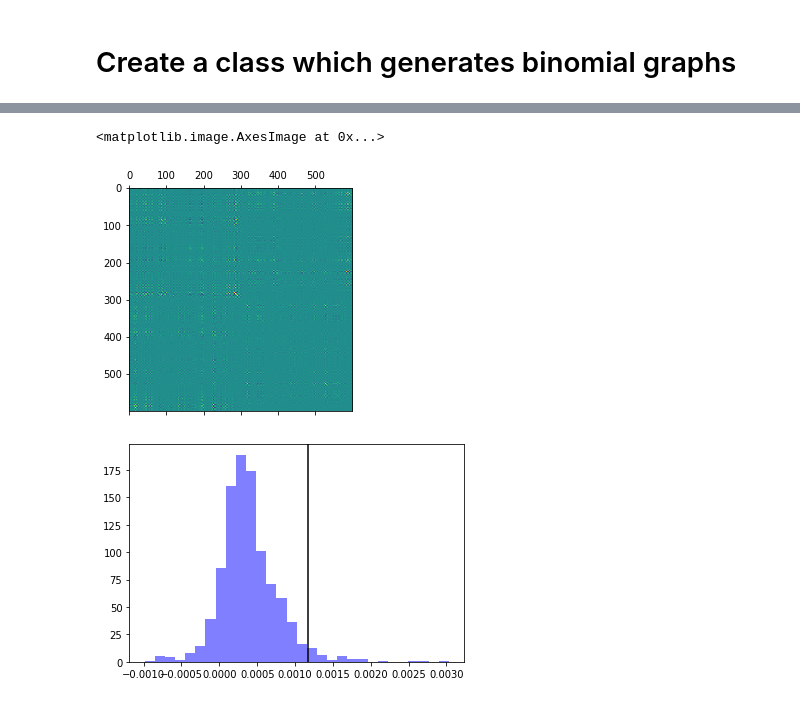
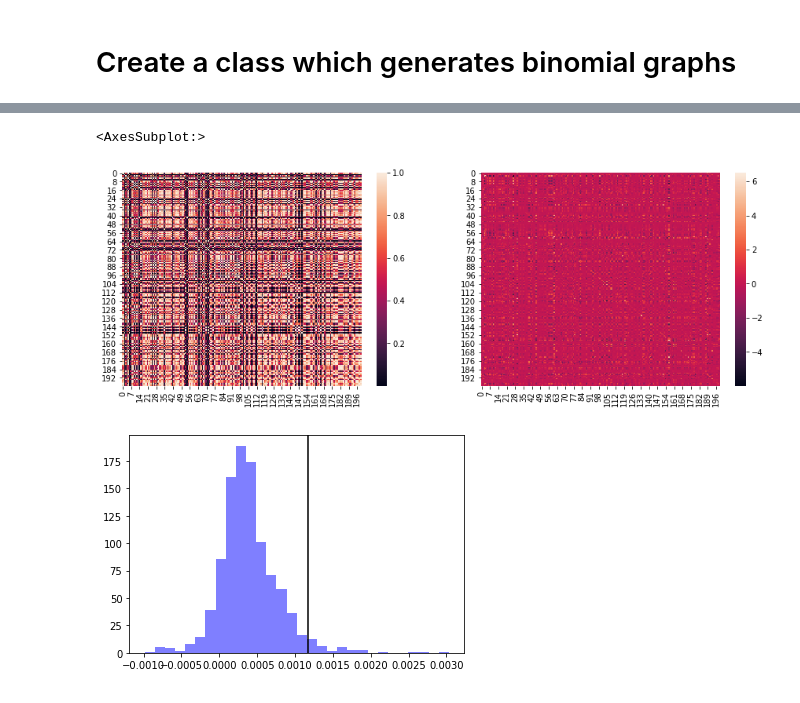
Before and after one commit to ragnarlevi/GTST, a Jupyter notebook: _Workbench/WildBootstrap.ipynb, the cells around one changed output, grey strips where cells are left out. Saved outputs shown, nothing was run; the diff lists cells and outputs as text; code cells hidden in the pictures.

```diff
--- a/_Workbench/WildBootstrap.ipynb
+++ b/_Workbench/WildBootstrap.ipynb
@@ -266,8 +379,11 @@ plt.plot(range(len(p_y)), p_y)
-# %%
-plt.matshow(K_p)
-# %% [output]
-<matplotlib.image.AxesImage at 0x...>
-[figure, removed]
+# %%
+import seaborn as sns
+fig, ax = plt.subplots(1,2, figsize = (15, 5))
+sns.heatmap(K, ax = ax[0])
+sns.heatmap(K_p, ax = ax[1])
+# %% [output]
+<AxesSubplot:>
+[figure, added]
 # %%
 n, bins, patches = plt.hist(test, 30, facecolor='blue', alpha=0.5)
 plt.axvline(statistic_sample, color = 'black')
```
Also changed, not shown: parts of 9 cells of this notebook, 16 other files.
